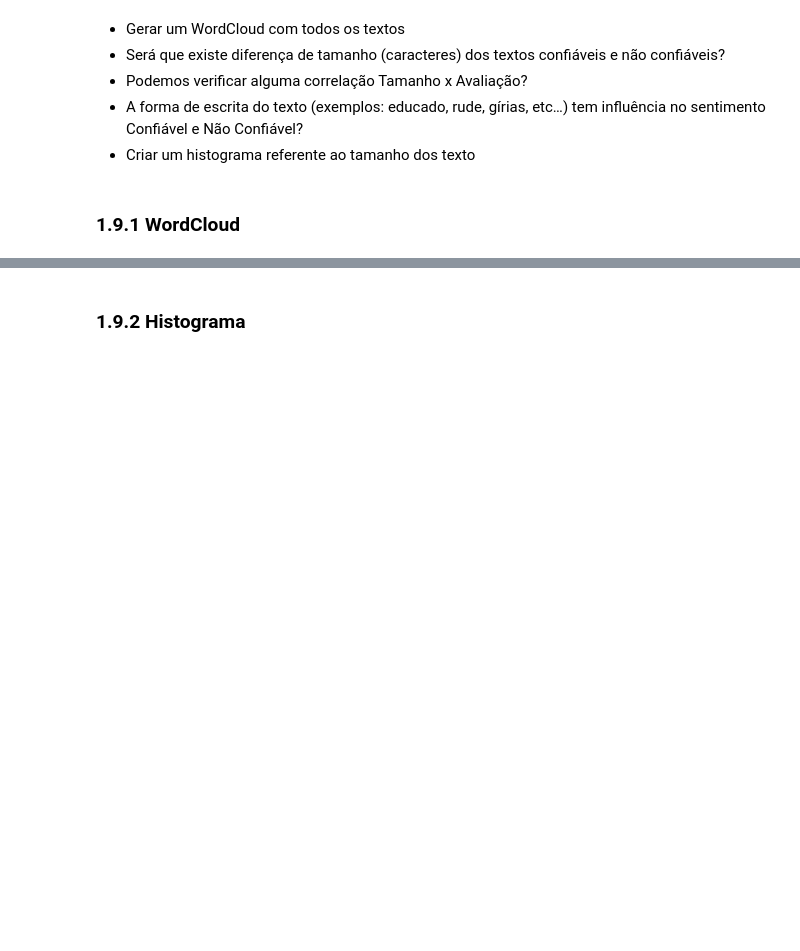
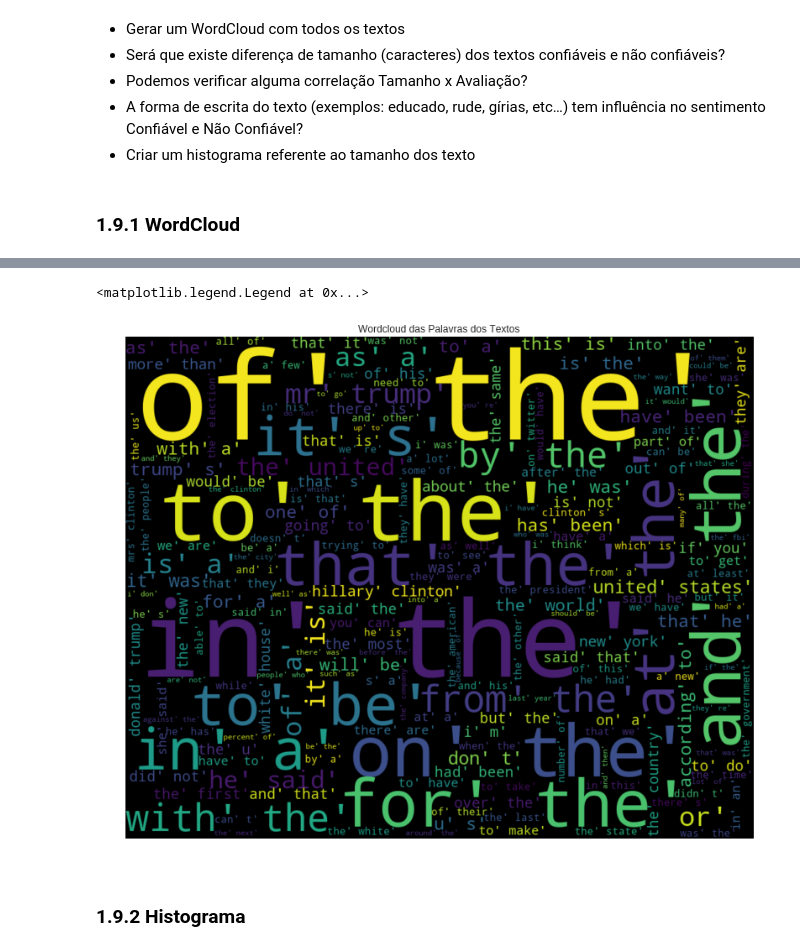
Before and after one commit to JoaoVitorBracale/fatect-news, a Jupyter notebook: Análise Exploratória.ipynb, the cells around one changed output, grey strips where cells are left out. Cells and saved outputs as stored; diff of their text form; code cells hidden in the pictures; blank space fills up the shorter version.

Commit message:
ajustes nos recursos por palavras
ajustes nos recursos por palavras

```diff
--- a/Análise Exploratória.ipynb
+++ b/Análise Exploratória.ipynb
@@ -307,3 +339,29 @@ plt.legend()
+# %%
+## Carregando a lista de stopwords
+stopwords = nltk.corpus.stopwords.words('english')
+
+## words referente a feature title
+words = []
+for p in train_data['text_token']:
+    if p not in stopwords:
+        words.append(p)
+
+words = str(words)
+
+## parametro do wordcloud
+wordcloud = WordCloud(width=1000, height=800, margin=0)
+wordcloud.generate(words)
+
+## plotagem
+plt.figure(figsize=(20,11))
+plt.imshow(wordcloud, interpolation='bilinear')
+plt.axis('off')
+plt.margins(x=0,y=0)
+plt.title('Wordcloud das Palavras dos Textos')
+plt.legend()
+# %% [output]
+<matplotlib.legend.Legend at 0x...>
+[figure, added]
 # %% [markdown]
 <a id='histograma'></a>
 ### 1.9.2 Histograma
```
Also changed, not shown: parts of 30 cells of this notebook.
